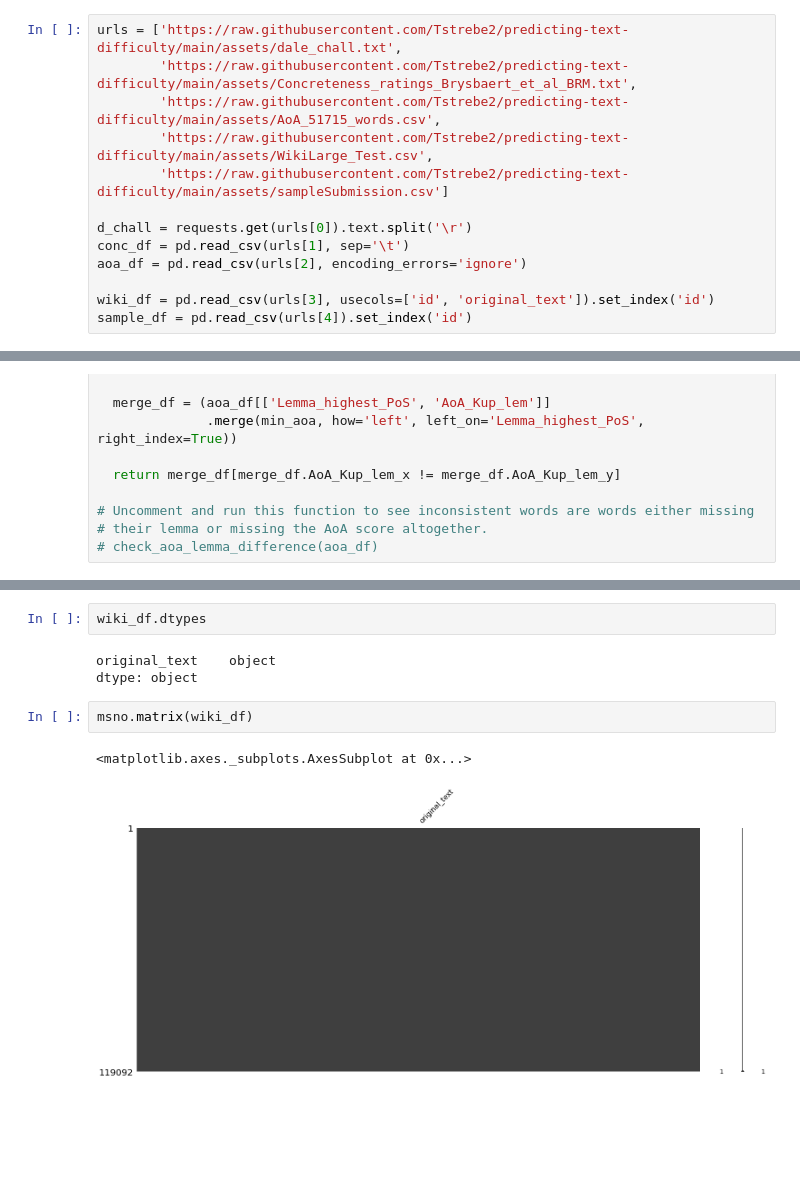
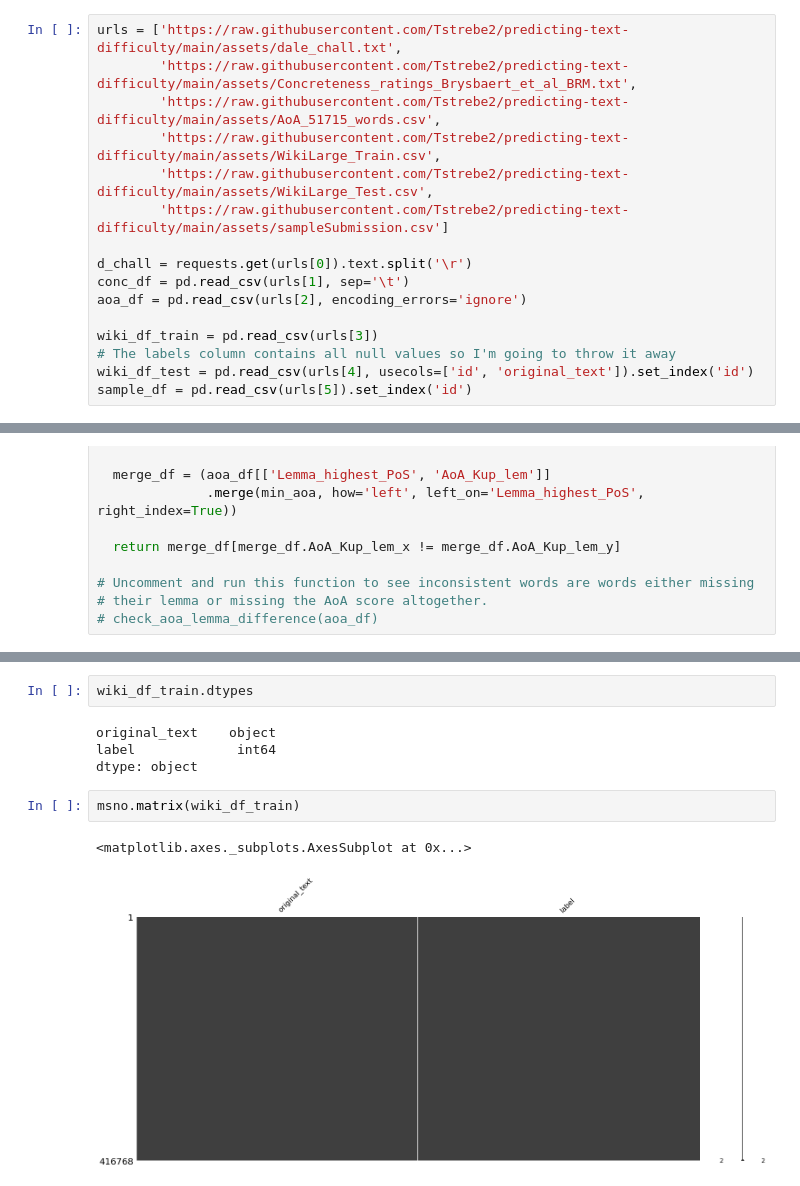
Before and after one commit to Tstrebe2/predicting-text-difficulty, a Jupyter notebook: code/tim-initial-eda.ipynb, the cells around one changed output, grey strips where cells are left out. Saved outputs shown, nothing was run; the diff lists cells and outputs as text; blank space fills up the shorter version.

```diff
--- a/code/tim-initial-eda.ipynb
+++ b/code/tim-initial-eda.ipynb
@@ -38,6 +38,7 @@ Original source : http://crr.ugent.be/archives/806
 urls = ['https://raw.githubusercontent.com/Tstrebe2/predicting-text-difficulty/main/assets/dale_chall.txt',
         'https://raw.githubusercontent.com/Tstrebe2/predicting-text-difficulty/main/assets/Concreteness_ratings_Brysbaert_et_al_BRM.txt',
         'https://raw.githubusercontent.com/Tstrebe2/predicting-text-difficulty/main/assets/AoA_51715_words.csv',
+        'https://raw.githubusercontent.com/Tstrebe2/predicting-text-difficulty/main/assets/WikiLarge_Train.csv',
         'https://raw.githubusercontent.com/Tstrebe2/predicting-text-difficulty/main/assets/WikiLarge_Test.csv',
         'https://raw.githubusercontent.com/Tstrebe2/predicting-text-difficulty/main/assets/sampleSubmission.csv']
 
@@ -45,8 +46,10 @@ d_chall = requests.get(urls[0]).text.split('\r')
 conc_df = pd.read_csv(urls[1], sep='\t')
 aoa_df = pd.read_csv(urls[2], encoding_errors='ignore')
 
-wiki_df = pd.read_csv(urls[3], usecols=['id', 'original_text']).set_index('id')
-sample_df = pd.read_csv(urls[4]).set_index('id')
+wiki_df_train = pd.read_csv(urls[3])
+# The labels column contains all null values so I'm going to throw it away
+wiki_df_test = pd.read_csv(urls[4], usecols=['id', 'original_text']).set_index('id')
+sample_df = pd.read_csv(urls[5]).set_index('id')
 # %% [markdown]
 ### Dale Chall 3000 Word List
 # %%
@@ -194,11 +196,12 @@ wiki_df
 # %%
-wiki_df.dtypes
+wiki_df_train.dtypes
 # %% [output]
 original_text    object
+label             int64
 dtype: object
 # %%
-msno.matrix(wiki_df)
+msno.matrix(wiki_df_train)
 # %% [output]
 <matplotlib.axes._subplots.AxesSubplot at 0x...>
-[figure, old version]
+[figure, new version]
 # %%
```
Also changed, not shown: parts of 13 cells of this notebook.
